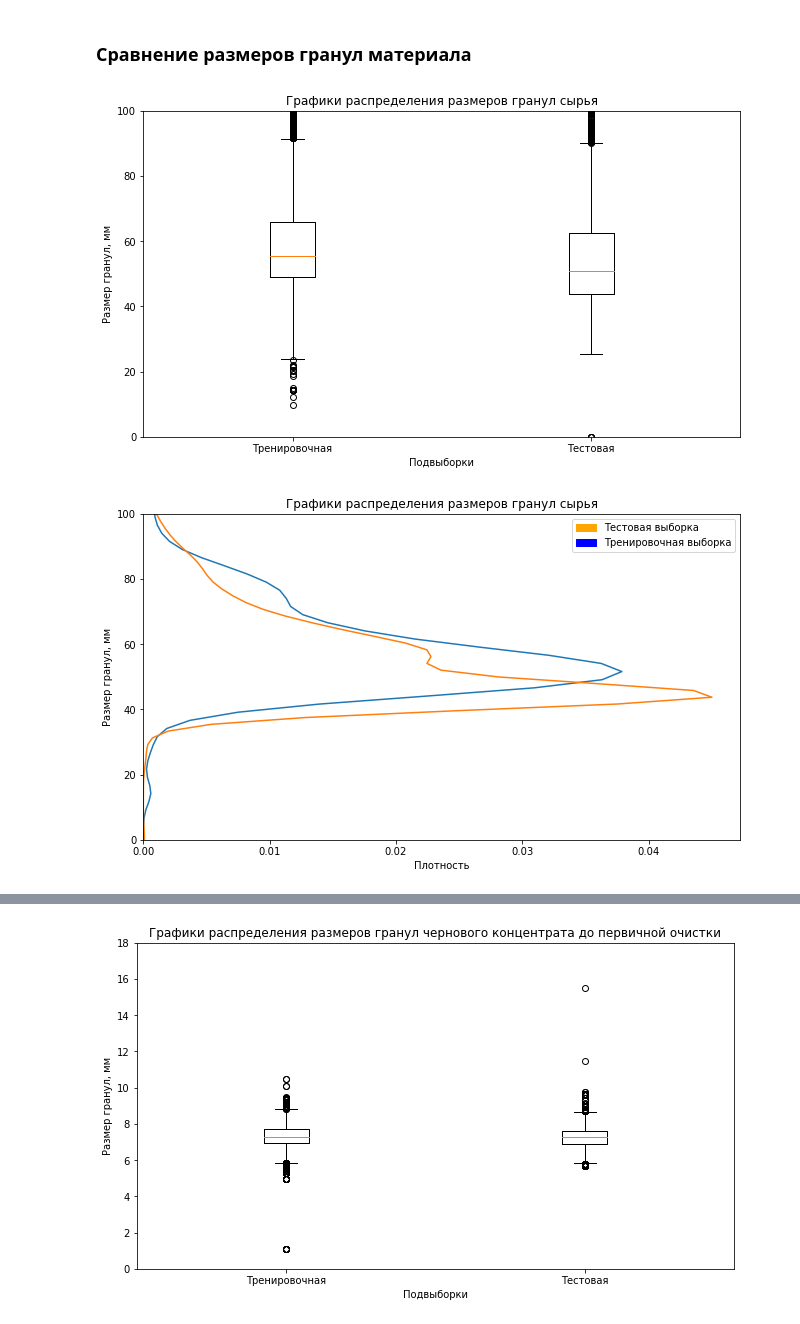
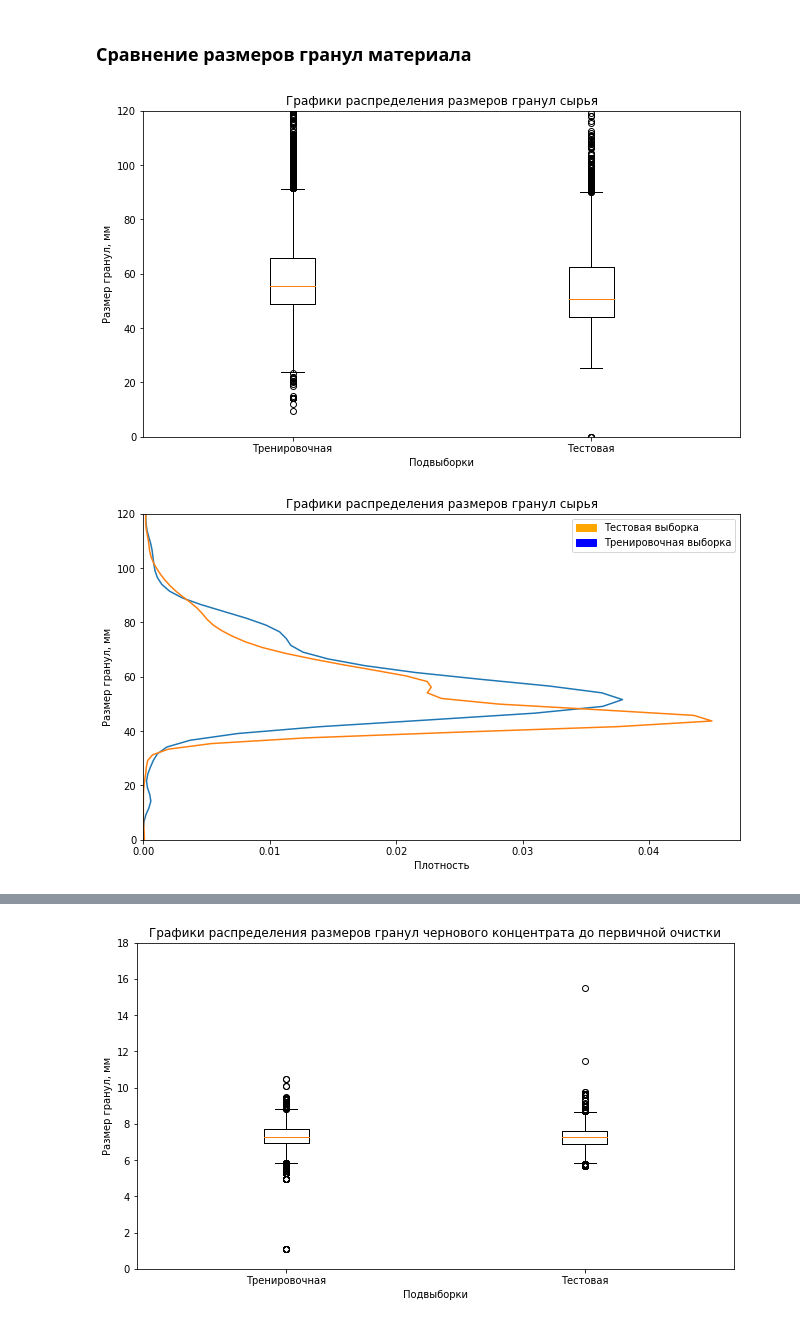
Before and after one commit to Danspers/9.Gold-recovery, a Jupyter notebook: Gold_recovery.ipynb, the cells around one changed output, grey strips where cells are left out. Saved outputs shown, nothing was run; the diff lists cells and outputs as text; code cells hidden in the pictures.

```diff
--- a/Gold_recovery.ipynb
+++ b/Gold_recovery.ipynb
@@ -702,28 +702,28 @@ ___
 # %%
 # исходное сырьё
 plt.figure(figsize=(10.7, 6))
 plt.boxplot([df_train['rougher.input.feed_size'], df_test['rougher.input.feed_size']], labels = ['Тренировочная', 'Тестовая'])
 plt.title('Графики распределения размеров гранул сырья')
 plt.ylabel('Размер гранул, мм')
 plt.xlabel('Подвыборки')
-plt.ylim(0 , 100)
+plt.ylim(0 , 120)
 plt.show()
 
 # график распределения плотности КВЗ
 plt.figure(figsize=(10.7, 6))
 sns.kdeplot(data=df_train, y='rougher.input.feed_size')
 sns.kdeplot(data=df_test, y='rougher.input.feed_size')
 orange_patch = mpatches.Patch(color='orange', label='Тестовая выборка')
 blue_patch = mpatches.Patch(color='blue', label='Тренировочная выборка')
 plt.legend(handles=[orange_patch, blue_patch])
 plt.title('Графики распределения размеров гранул сырья')
 plt.ylabel('Размер гранул, мм')
 plt.xlabel('Плотность')
-plt.ylim(0 , 100)
+plt.ylim(0 , 120)
 plt.show()
 # %% [output]
-[figure, old version]
+[figure, new version]
-[figure, old version]
+[figure, new version]
 # %%
 # аномалии в тестовой выборке
 df_test[df_test['rougher.input.feed_size'] < 1]
```
Also changed, not shown: parts of 11 cells of this notebook.
